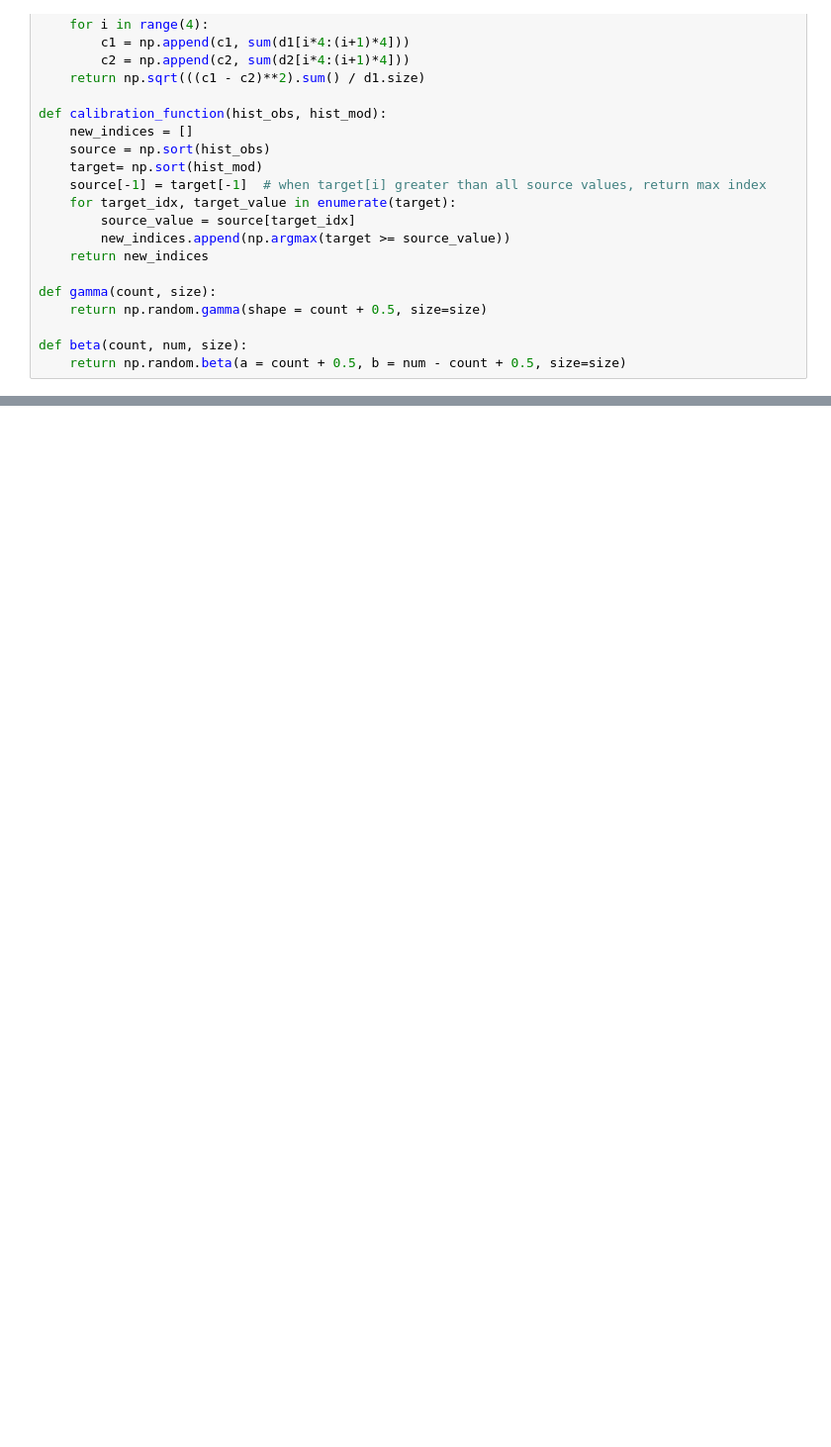
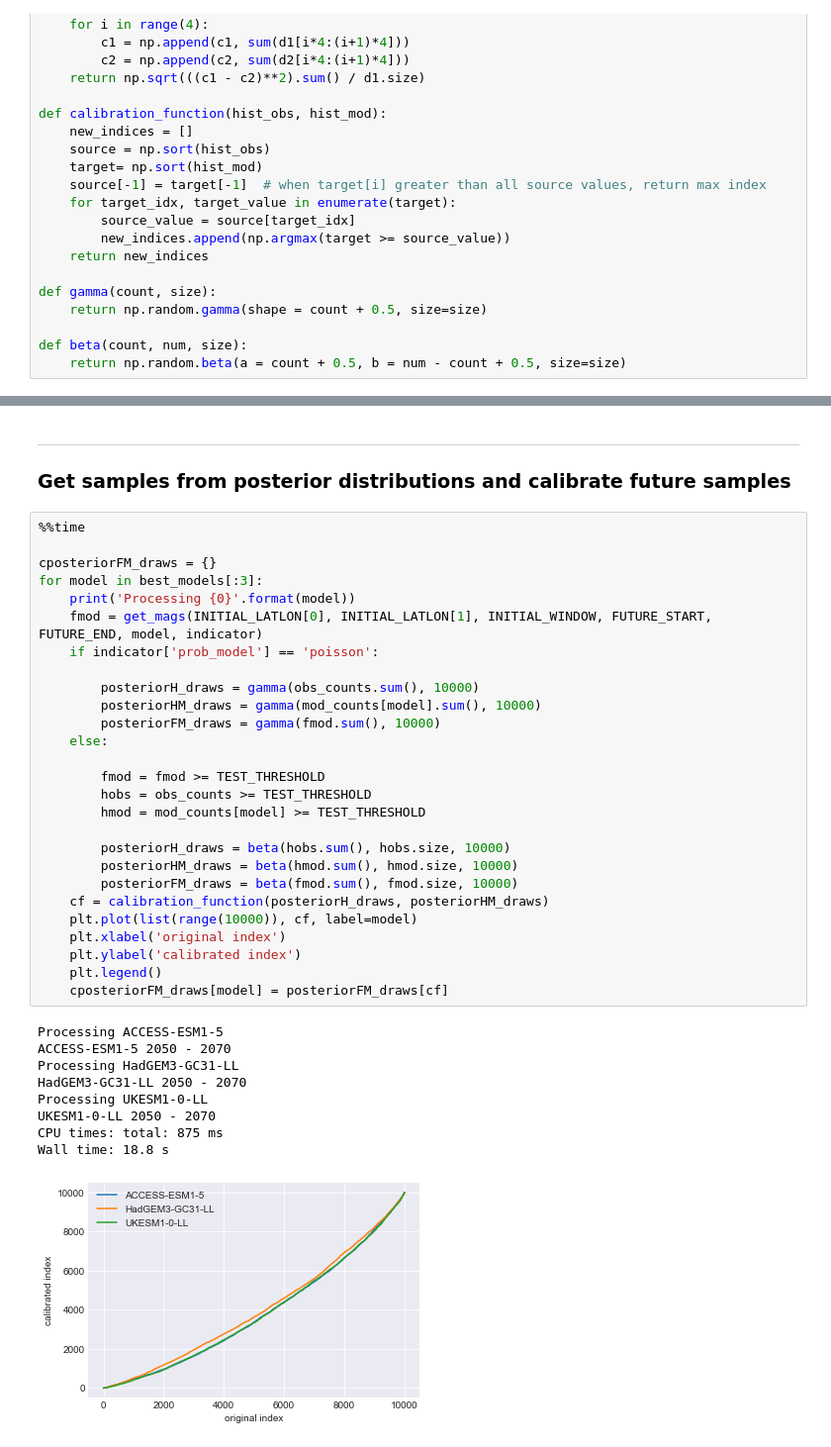
Before and after one commit to wri/cities-probabilistic-indicators, a Jupyter notebook: Switzer_method_demo_1.ipynb, the cells around one changed output, grey strips where cells are left out. Shown: that part at 99% size. Saved outputs shown, nothing was run; the diff lists cells and outputs as text; blank space fills up the shorter version.

Commit message:
runs both binomial/beta and poisson/gamma methods

```diff
--- a/Switzer_method_demo_1.ipynb
+++ b/Switzer_method_demo_1.ipynb
@@ -231,0 +281,40 @@ def beta(count, num, size):
+# %% [markdown]
+-------------------------------
+### Get samples from posterior distributions and calibrate future samples
+# %%
+%%time
+
+cposteriorFM_draws = {}
+for model in best_models[:3]:
+    print('Processing {0}'.format(model))
+    fmod = get_mags(INITIAL_LATLON[0], INITIAL_LATLON[1], INITIAL_WINDOW, FUTURE_START, FUTURE_END, model, indicator)
+    if indicator['prob_model'] == 'poisson':
+
+        posteriorH_draws = gamma(obs_counts.sum(), 10000)
+        posteriorHM_draws = gamma(mod_counts[model].sum(), 10000)
+        posteriorFM_draws = gamma(fmod.sum(), 10000)
+    else:
+
+        fmod = fmod >= TEST_THRESHOLD
+        hobs = obs_counts >= TEST_THRESHOLD
+        hmod = mod_counts[model] >= TEST_THRESHOLD
+
+        posteriorH_draws = beta(hobs.sum(), hobs.size, 10000)
+        posteriorHM_draws = beta(hmod.sum(), hmod.size, 10000)
+        posteriorFM_draws = beta(fmod.sum(), fmod.size, 10000)
+    cf = calibration_function(posteriorH_draws, posteriorHM_draws)
+    plt.plot(list(range(10000)), cf, label=model)
+    plt.xlabel('original index')
+    plt.ylabel('calibrated index')
+    plt.legend()
+    cposteriorFM_draws[model] = posteriorFM_draws[cf]
+# %% [output]
+Processing ACCESS-ESM1-5
+ACCESS-ESM1-5 2050 - 2070
+Processing HadGEM3-GC31-LL
+HadGEM3-GC31-LL 2050 - 2070
+Processing UKESM1-0-LL
+UKESM1-0-LL 2050 - 2070
+CPU times: total: 875 ms
+Wall time: 18.8 s
+[figure, added]
```
Also changed, not shown: parts of 18 cells of this notebook.
